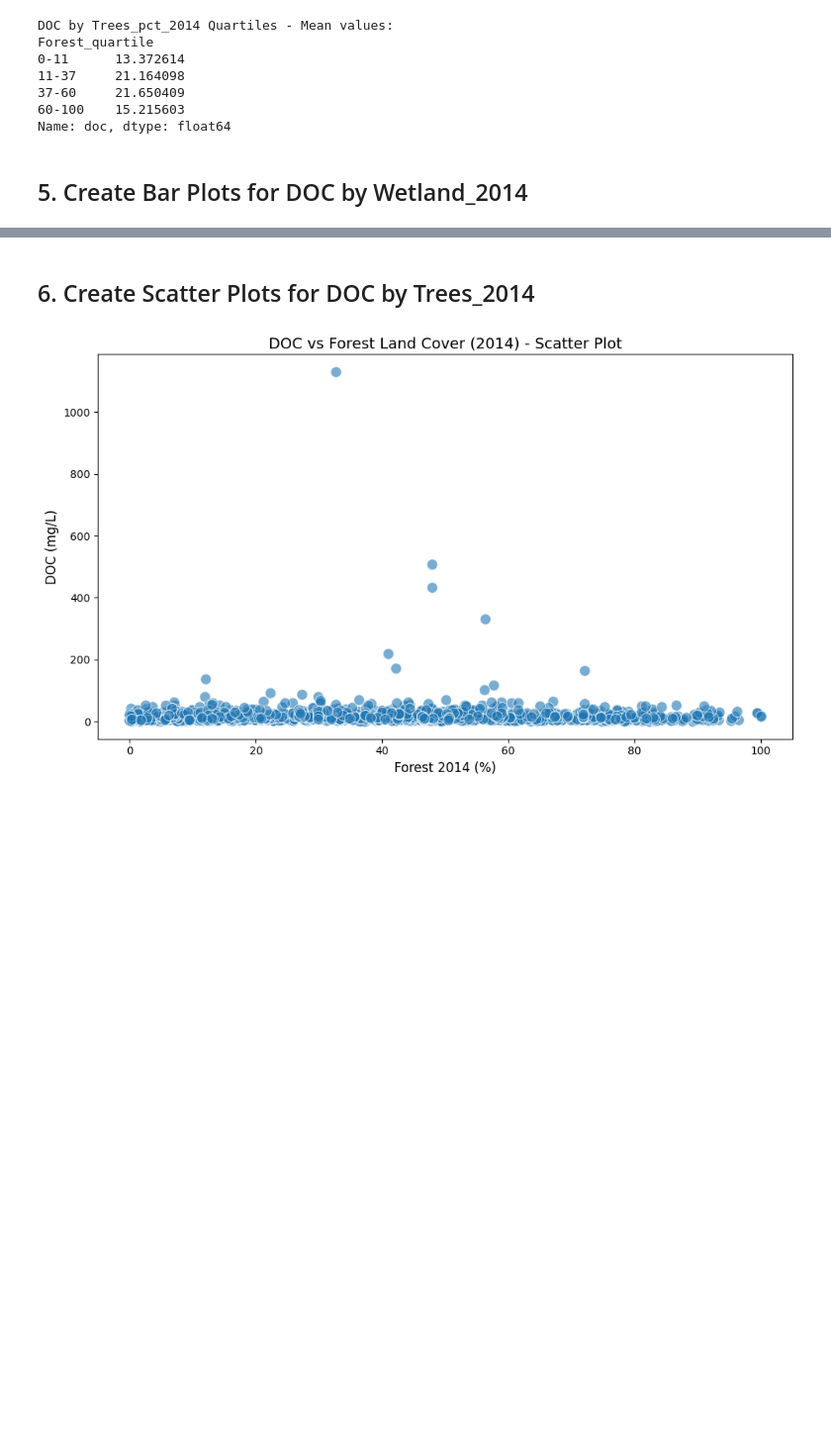
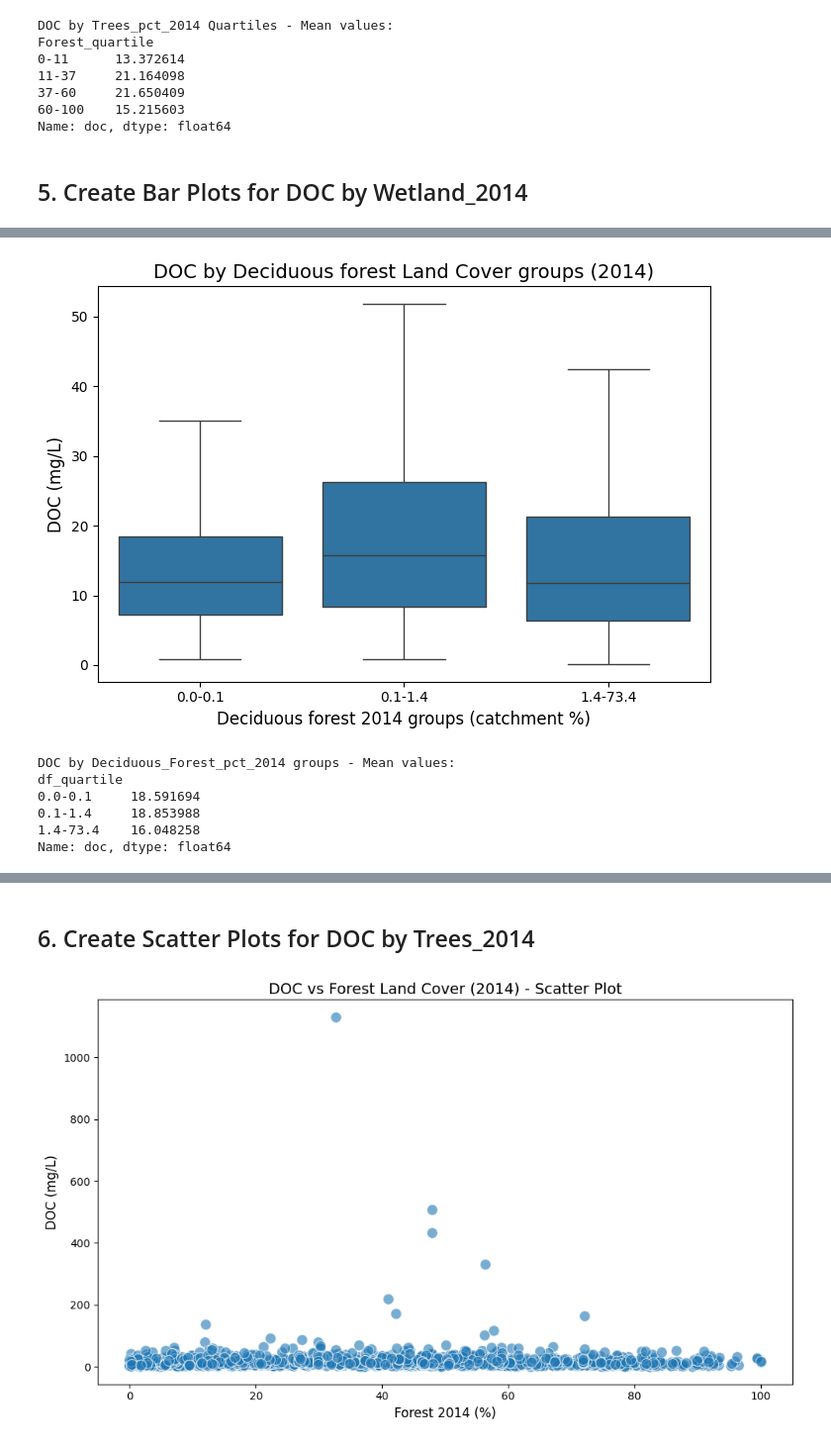
Before and after one commit to ekcomputer/land-cover, a Jupyter notebook: notebooks/data_exploration/harm_doc_landcover_exploration.ipynb, the cells around one changed output, grey strips where cells are left out. Shown at 99% size. Drawn from its saved outputs; the diff is of its cells as text; code cells hidden in the pictures; blank space fills up the shorter version.

Commit message:
catplot, decid vs evergreen

```diff
--- a/notebooks/data_exploration/harm_doc_landcover_exploration.ipynb
+++ b/notebooks/data_exploration/harm_doc_landcover_exploration.ipynb
@@ -122,3 +124,32 @@ Wetland_quartile
 3-18     16.988678
 18-88    27.535538
 Name: doc, dtype: float64
+# %%
+# Create quartile categories for Wetland_pct_2014
+df_quartiles = np.quantile(df["Deciduous_Forest_pct_2014"].dropna(), [0, 0.6, 0.75, 1.0])
+df_labels = [f"{df_quartiles[i]:.1f}-{df_quartiles[i+1]:.1f}" for i in range(len(df_quartiles)-1)]
+df["df_quartile"] = pd.qcut(
+    df["Deciduous_Forest_pct_2014"], q=[0, 0.6, 0.75, 1.0], labels=df_labels, duplicates="drop"
+)
+
+fig, ax = plt.subplots(figsize=(7, 5))
+sns.boxplot(data=df, x='df_quartile', y='doc', ax=ax, showfliers=False,
+            # hue="Cat_type_tpcat", hue_order=["Flow Through", "Headwater"]
+            )
+ax.set_title("DOC by Deciduous forest Land Cover groups (2014)", fontsize=14)
+ax.set_xlabel('Deciduous forest 2014 groups (catchment %)', fontsize=12)
+ax.set_ylabel('DOC (mg/L)', fontsize=12)
+plt.tight_layout()
+plt.show()
+
+print(
+    f"DOC by Deciduous_Forest_pct_2014 groups - Mean values:\n{df.groupby('df_quartile')['doc'].mean()}"
+)
+# %% [output]
+[figure, added]
+DOC by Deciduous_Forest_pct_2014 groups - Mean values:
+df_quartile
+0.0-0.1     18.591694
+0.1-1.4     18.853988
+1.4-73.4    16.048258
+Name: doc, dtype: float64
```
Also changed, not shown: parts of 3 cells of this notebook, 2 other files.
